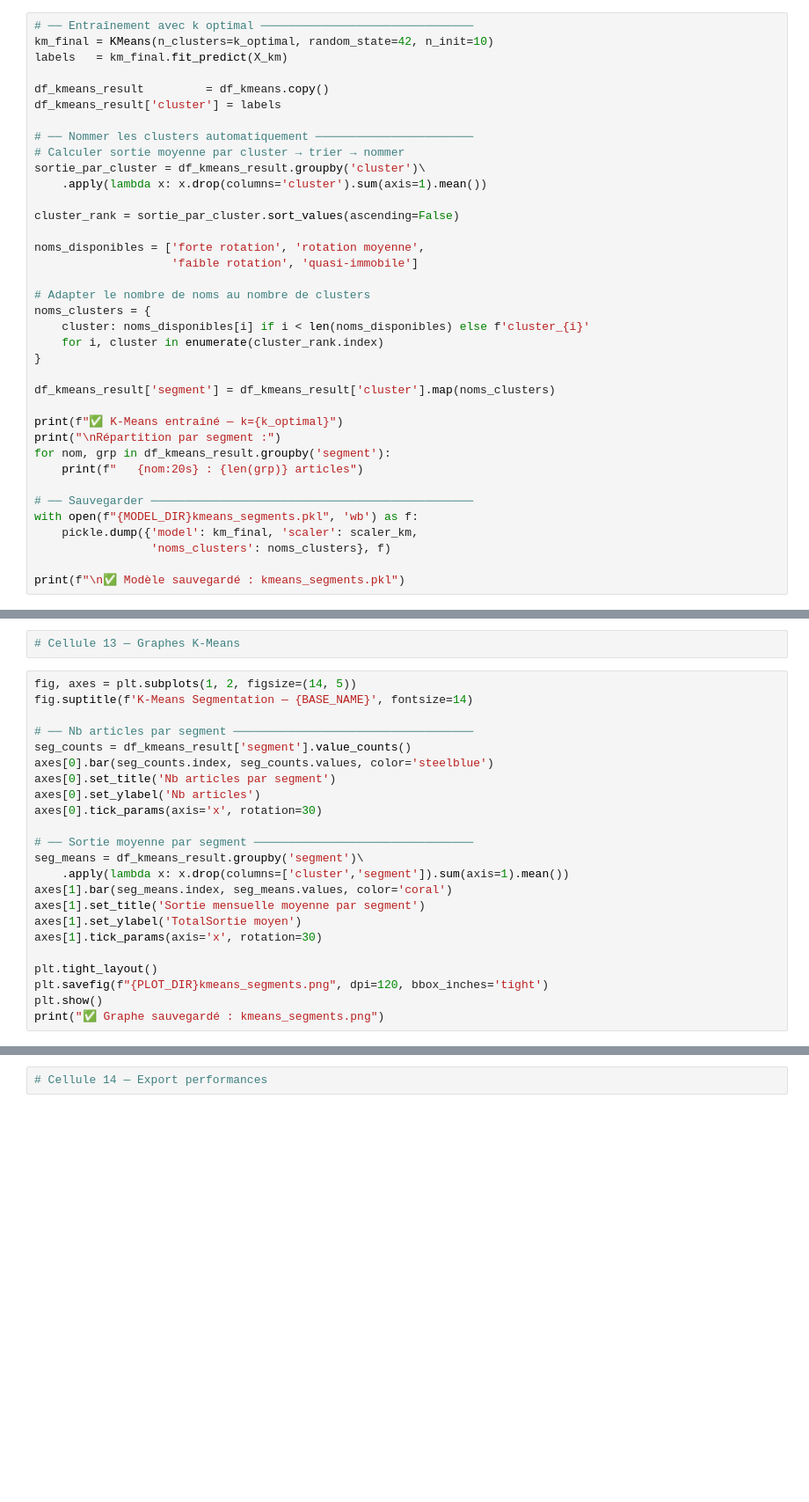
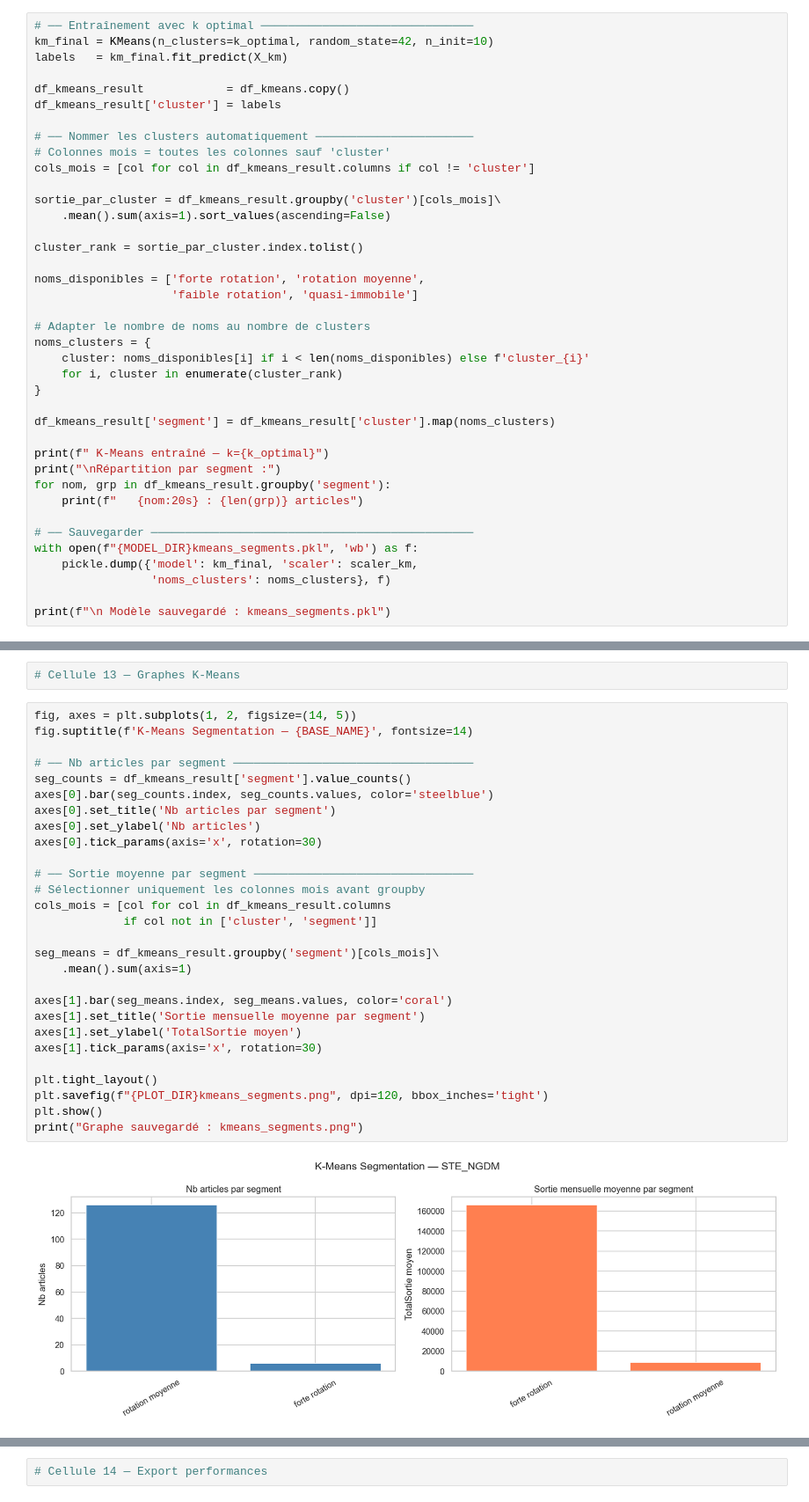
Before and after one commit to salmaIKSOD/Dashboard-Stock-ai, a Jupyter notebook: ml/notebooks/03_model_training.ipynb, the cells around one changed output, grey strips where cells are left out. Shown at 88% size. Drawn from its saved outputs; the diff is of its cells as text; blank space fills up the shorter version.

```diff
--- a/ml/notebooks/03_model_training.ipynb
+++ b/ml/notebooks/03_model_training.ipynb
@@ -352,15 +510,17 @@ print(f"   Silhouette score : {max(silhouettes):.3f}")
 km_final = KMeans(n_clusters=k_optimal, random_state=42, n_init=10)
 labels   = km_final.fit_predict(X_km)
 
-df_kmeans_result         = df_kmeans.copy()
+df_kmeans_result            = df_kmeans.copy()
 df_kmeans_result['cluster'] = labels
 
 # ── Nommer les clusters automatiquement ───────────────────────
-# Calculer sortie moyenne par cluster → trier → nommer
-sortie_par_cluster = df_kmeans_result.groupby('cluster')\
-    .apply(lambda x: x.drop(columns='cluster').sum(axis=1).mean())
+# Colonnes mois = toutes les colonnes sauf 'cluster'
+cols_mois = [col for col in df_kmeans_result.columns if col != 'cluster']
 
-cluster_rank = sortie_par_cluster.sort_values(ascending=False)
+sortie_par_cluster = df_kmeans_result.groupby('cluster')[cols_mois]\
+    .mean().sum(axis=1).sort_values(ascending=False)
+
+cluster_rank = sortie_par_cluster.index.tolist()
 
 noms_disponibles = ['forte rotation', 'rotation moyenne',
                     'faible rotation', 'quasi-immobile']
@@ -368,12 +528,12 @@ noms_disponibles = ['forte rotation', 'rotation moyenne',
 # Adapter le nombre de noms au nombre de clusters
 noms_clusters = {
     cluster: noms_disponibles[i] if i < len(noms_disponibles) else f'cluster_{i}'
-    for i, cluster in enumerate(cluster_rank.index)
+    for i, cluster in enumerate(cluster_rank)
 }
 
 df_kmeans_result['segment'] = df_kmeans_result['cluster'].map(noms_clusters)
 
-print(f"✅ K-Means entraîné — k={k_optimal}")
+print(f" K-Means entraîné — k={k_optimal}")
 print("\nRépartition par segment :")
 for nom, grp in df_kmeans_result.groupby('segment'):
     print(f"   {nom:20s} : {len(grp)} articles")
@@ -383,4 +543,4 @@ with open(f"{MODEL_DIR}kmeans_segments.pkl", 'wb') as f:
     pickle.dump({'model': km_final, 'scaler': scaler_km,
                  'noms_clusters': noms_clusters}, f)
 
-print(f"\n✅ Modèle sauvegardé : kmeans_segments.pkl")
+print(f"\n Modèle sauvegardé : kmeans_segments.pkl")
@@ -389,23 +557,30 @@ print(f"\n✅ Modèle sauvegardé : kmeans_segments.pkl")
 # %%
 fig, axes = plt.subplots(1, 2, figsize=(14, 5))
 fig.suptitle(f'K-Means Segmentation — {BASE_NAME}', fontsize=14)
 
 # ── Nb articles par segment ───────────────────────────────────
 seg_counts = df_kmeans_result['segment'].value_counts()
 axes[0].bar(seg_counts.index, seg_counts.values, color='steelblue')
 axes[0].set_title('Nb articles par segment')
 axes[0].set_ylabel('Nb articles')
 axes[0].tick_params(axis='x', rotation=30)
 
 # ── Sortie moyenne par segment ────────────────────────────────
-seg_means = df_kmeans_result.groupby('segment')\
-    .apply(lambda x: x.drop(columns=['cluster','segment']).sum(axis=1).mean())
+# Sélectionner uniquement les colonnes mois avant groupby
+cols_mois = [col for col in df_kmeans_result.columns
+             if col not in ['cluster', 'segment']]
+
+seg_means = df_kmeans_result.groupby('segment')[cols_mois]\
+    .mean().sum(axis=1)
+
 axes[1].bar(seg_means.index, seg_means.values, color='coral')
 axes[1].set_title('Sortie mensuelle moyenne par segment')
 axes[1].set_ylabel('TotalSortie moyen')
 axes[1].tick_params(axis='x', rotation=30)
 
 plt.tight_layout()
 plt.savefig(f"{PLOT_DIR}kmeans_segments.png", dpi=120, bbox_inches='tight')
 plt.show()
-print("✅ Graphe sauvegardé : kmeans_segments.png")
+print("Graphe sauvegardé : kmeans_segments.png")
+# %% [output]
+[figure, added]
```
Also changed, not shown: parts of 17 cells of this notebook, 49 other files.
